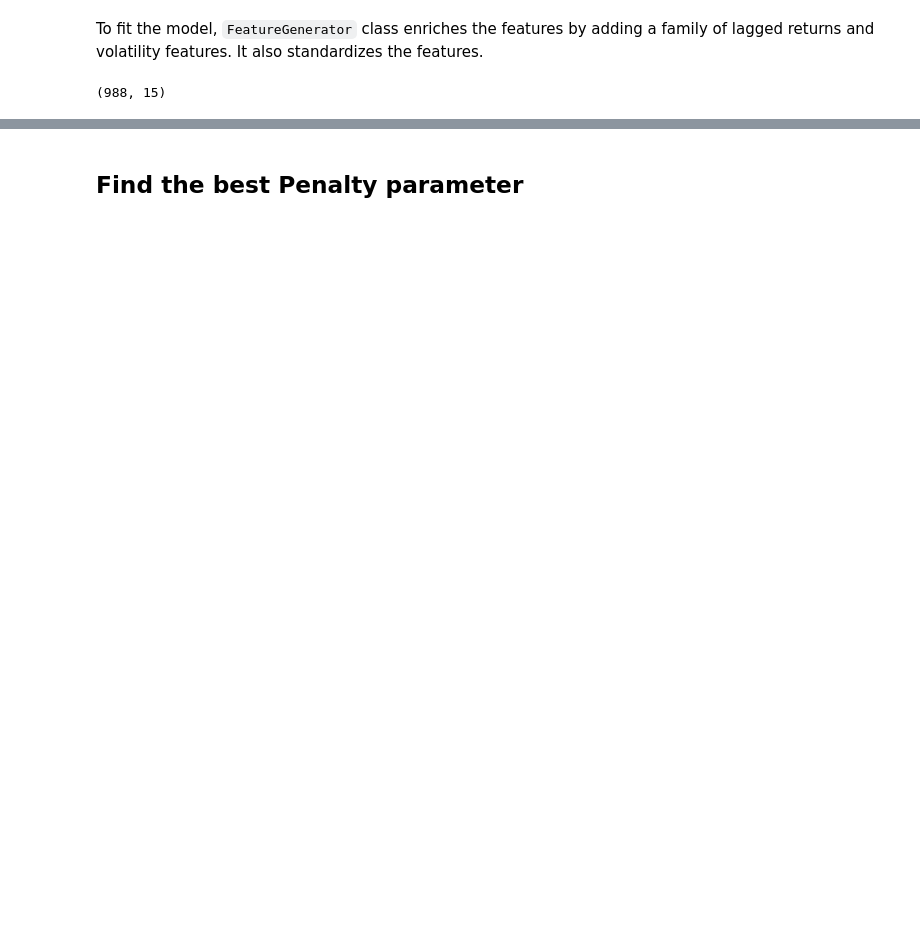
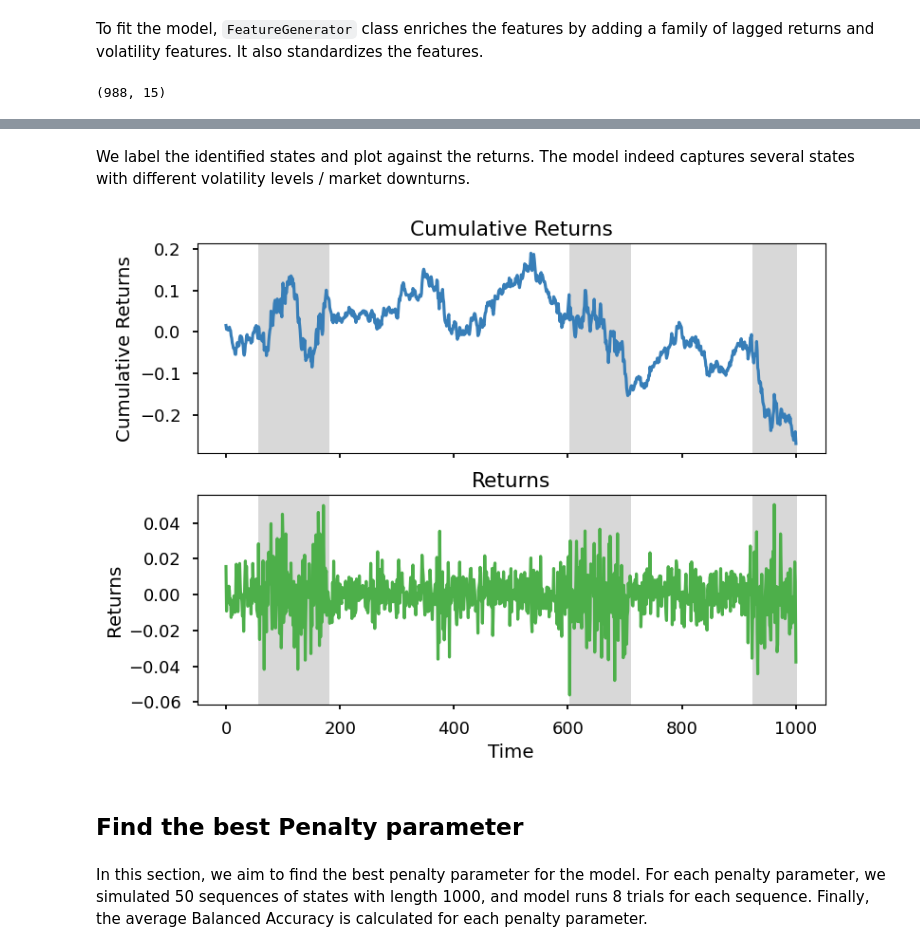
Before and after one commit to YimingZhang07/quantbullet, a Jupyter notebook: docs/research/jump_model_prod.ipynb, the cells around one changed output, grey strips where cells are left out. Drawn from its saved outputs; the diff is of its cells as text; code cells hidden in the pictures; blank space fills up the shorter version.

Commit message:
Notebook done for discrete jump model.

```diff
--- a/docs/research/jump_model_prod.ipynb
+++ b/docs/research/jump_model_prod.ipynb
@@ -55,2 +65,8 @@ model.evaluate(sim_states, res['best_state_sequence'], plot=True)
+# %% [markdown]
+We label the identified states and plot against the returns. The model indeed captures several states with different volatility levels / market downturns.
+# %%
+jm.TestingUtils().plot_returns(np.array(sim_returns), res['best_state_sequence'])
+# %% [output]
+[figure, added]
 # %% [markdown]
 ## Find the best Penalty parameter
@@ -65 +73,3 @@ model = jm.DiscreteJumpModel()
+# %% [markdown]
+In this section, we aim to find the best penalty parameter for the model. For each penalty parameter, we simulated 50 sequences of states with length 1000, and model runs 8 trials for each sequence. Finally, the average Balanced Accuracy is calculated for each penalty parameter.
 # %%
```
Also changed, not shown: parts of 12 cells of this notebook, 10 other files.
